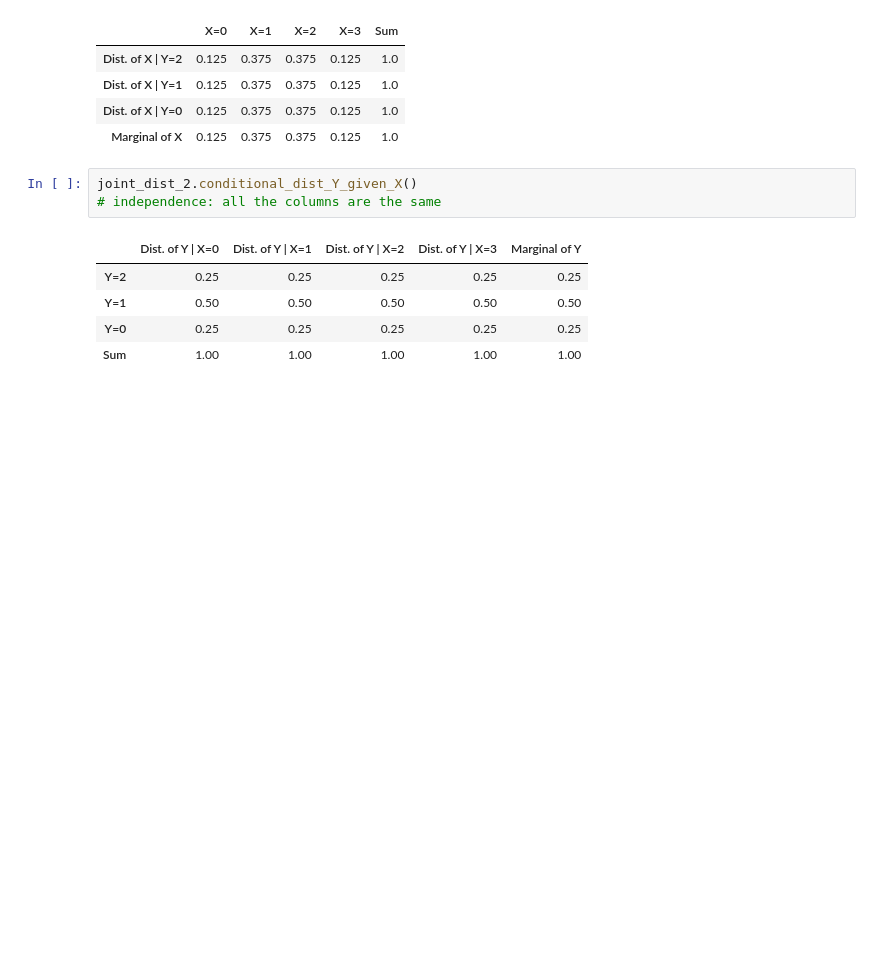
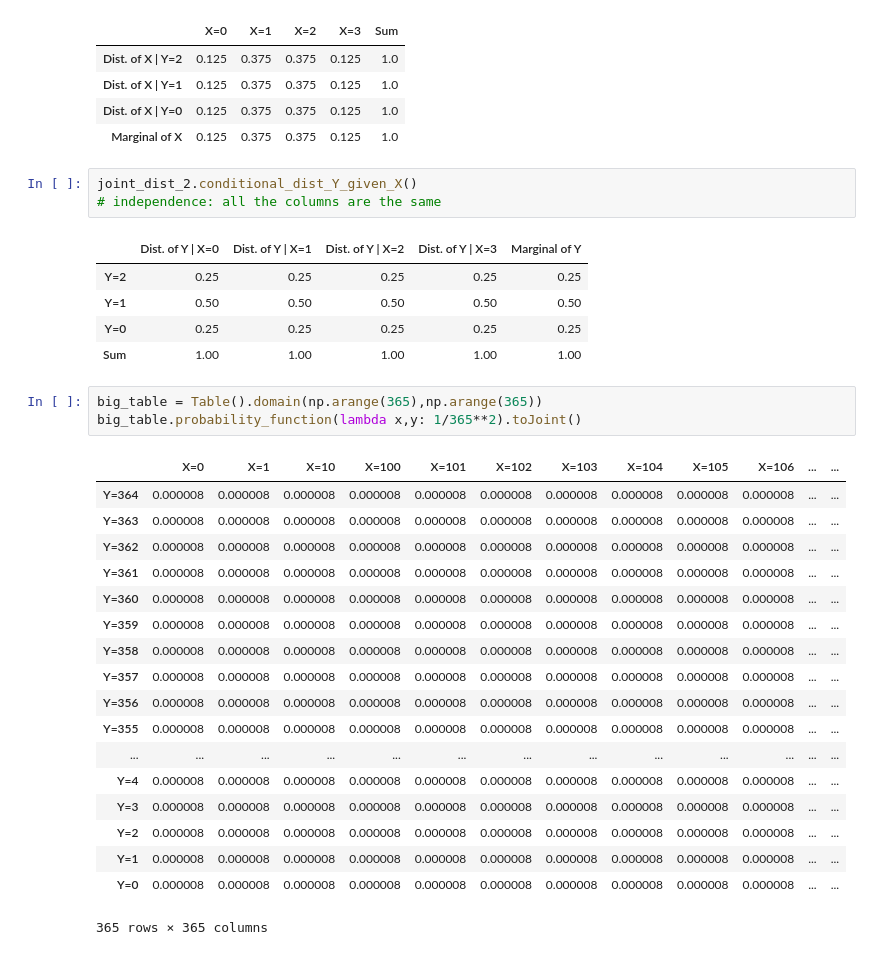
Before and after one commit to prob140/prob140, a Jupyter notebook: joint_distribution.ipynb, the cells around one changed output. Cells and saved outputs as stored; diff of their text form; blank space fills up the shorter version.

Commit message:
added probability_function for joint distributions

```diff
--- a/joint_distribution.ipynb
+++ b/joint_distribution.ipynb
@@ -178,3 +177,25 @@ joint_dist_2.conditional_dist_Y_given_X()
 | Y=1 | 0.50 | 0.50 | 0.50 | 0.50 | 0.50 |
 | Y=0 | 0.25 | 0.25 | 0.25 | 0.25 | 0.25 |
 | Sum | 1.00 | 1.00 | 1.00 | 1.00 | 1.00 |
+# %%
+big_table = Table().domain(np.arange(365),np.arange(365))
+big_table.probability_function(lambda x,y: 1/365**2).toJoint()
+# %% [output]
+|  | X=0 | X=1 | X=10 | X=100 | X=101 | X=102 | X=103 | X=104 | X=105 | X=106 | ... | ... |
+| Y=364 | 0.000008 | 0.000008 | 0.000008 | 0.000008 | 0.000008 | 0.000008 | 0.000008 | 0.000008 | 0.000008 | 0.000008 | ... | ... |
+| Y=363 | 0.000008 | 0.000008 | 0.000008 | 0.000008 | 0.000008 | 0.000008 | 0.000008 | 0.000008 | 0.000008 | 0.000008 | ... | ... |
+| Y=362 | 0.000008 | 0.000008 | 0.000008 | 0.000008 | 0.000008 | 0.000008 | 0.000008 | 0.000008 | 0.000008 | 0.000008 | ... | ... |
+| Y=361 | 0.000008 | 0.000008 | 0.000008 | 0.000008 | 0.000008 | 0.000008 | 0.000008 | 0.000008 | 0.000008 | 0.000008 | ... | ... |
+| Y=360 | 0.000008 | 0.000008 | 0.000008 | 0.000008 | 0.000008 | 0.000008 | 0.000008 | 0.000008 | 0.000008 | 0.000008 | ... | ... |
+| Y=359 | 0.000008 | 0.000008 | 0.000008 | 0.000008 | 0.000008 | 0.000008 | 0.000008 | 0.000008 | 0.000008 | 0.000008 | ... | ... |
+| Y=358 | 0.000008 | 0.000008 | 0.000008 | 0.000008 | 0.000008 | 0.000008 | 0.000008 | 0.000008 | 0.000008 | 0.000008 | ... | ... |
+| Y=357 | 0.000008 | 0.000008 | 0.000008 | 0.000008 | 0.000008 | 0.000008 | 0.000008 | 0.000008 | 0.000008 | 0.000008 | ... | ... |
+| Y=356 | 0.000008 | 0.000008 | 0.000008 | 0.000008 | 0.000008 | 0.000008 | 0.000008 | 0.000008 | 0.000008 | 0.000008 | ... | ... |
+| Y=355 | 0.000008 | 0.000008 | 0.000008 | 0.000008 | 0.000008 | 0.000008 | 0.000008 | 0.000008 | 0.000008 | 0.000008 | ... | ... |
+| ... | ... | ... | ... | ... | ... | ... | ... | ... | ... | ... | ... | ... |
+| Y=4 | 0.000008 | 0.000008 | 0.000008 | 0.000008 | 0.000008 | 0.000008 | 0.000008 | 0.000008 | 0.000008 | 0.000008 | ... | ... |
+| Y=3 | 0.000008 | 0.000008 | 0.000008 | 0.000008 | 0.000008 | 0.000008 | 0.000008 | 0.000008 | 0.000008 | 0.000008 | ... | ... |
+| Y=2 | 0.000008 | 0.000008 | 0.000008 | 0.000008 | 0.000008 | 0.000008 | 0.000008 | 0.000008 | 0.000008 | 0.000008 | ... | ... |
+| Y=1 | 0.000008 | 0.000008 | 0.000008 | 0.000008 | 0.000008 | 0.000008 | 0.000008 | 0.000008 | 0.000008 | 0.000008 | ... | ... |
+| Y=0 | 0.000008 | 0.000008 | 0.000008 | 0.000008 | 0.000008 | 0.000008 | 0.000008 | 0.000008 | 0.000008 | 0.000008 | ... | ... |
+365 rows × 365 columns
```
Also changed, not shown: parts of 1 cell of this notebook, 3 other files.
